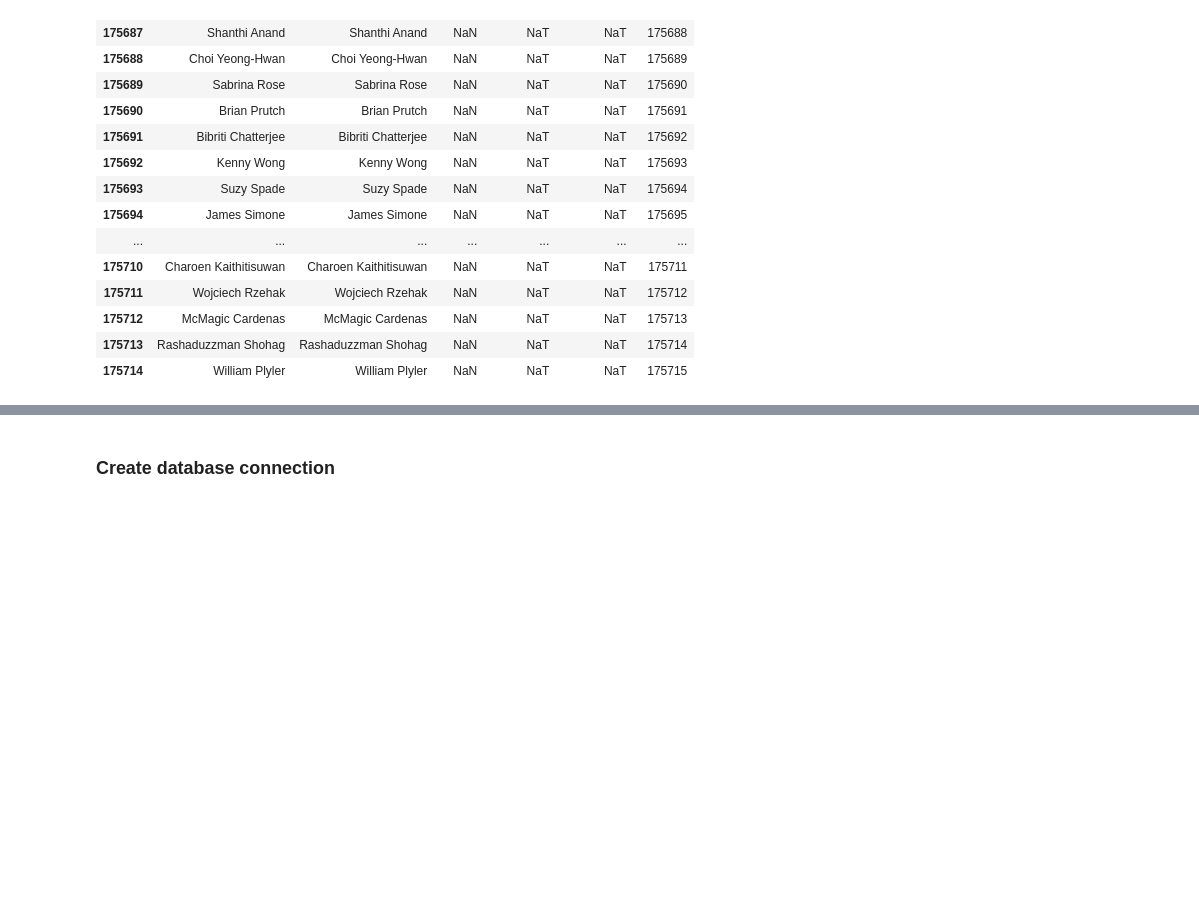
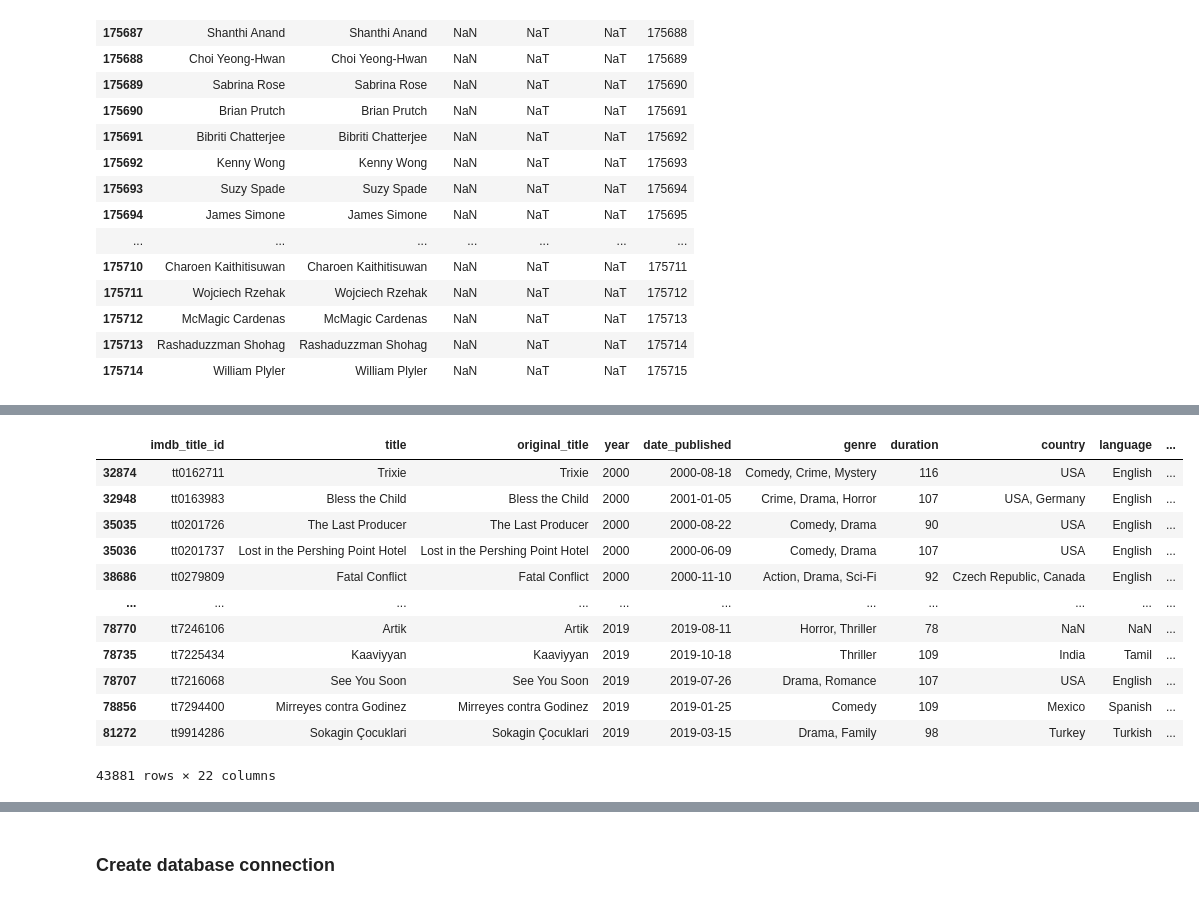
Before and after one commit to eriklockwood/team1_etl_project, a Jupyter notebook: etl_actors/etl_actor.ipynb, the cells around one changed output, grey strips where cells are left out. Cells and saved outputs as stored; diff of their text form; code cells hidden in the pictures; blank space fills up the shorter version.

Commit message:
Added notebook for genre and movie genre table

```diff
--- a/etl_actors/etl_actor.ipynb
+++ b/etl_actors/etl_actor.ipynb
@@ -113,0 +116,5 @@ actorscleancsv.tail(30)
+# %%
+#read IMBD Movies excel file
+movies_file = "etl_project_data/IMBD Movies.xlsx"
+movies_data_df = pd.read_excel(movies_file)
+movies_data_df.head()
@@ -113,0 +129,19 @@ actorscleancsv.tail(30)
+# %%
+#filter data from 2000 to 2019
+movies_data_df.sort_values(by=['year'], ascending=True, inplace=True)
+movies_filtered= movies_data_df[~(movies_data_df['year'] < 2000)]
+movies_filtered
+# %% [output]
+|  | imdb_title_id | title | original_title | year | date_published | genre | duration | country | language | ... |
+| 32874 | tt0162711 | Trixie | Trixie | 2000 | 2000-08-18 | Comedy, Crime, Mystery | 116 | USA | English | ... |
+| 32948 | tt0163983 | Bless the Child | Bless the Child | 2000 | 2001-01-05 | Crime, Drama, Horror | 107 | USA, Germany | English | ... |
+| 35035 | tt0201726 | The Last Producer | The Last Producer | 2000 | 2000-08-22 | Comedy, Drama | 90 | USA | English | ... |
+| 35036 | tt0201737 | Lost in the Pershing Point Hotel | Lost in the Pershing Point Hotel | 2000 | 2000-06-09 | Comedy, Drama | 107 | USA | English | ... |
+| 38686 | tt0279809 | Fatal Conflict | Fatal Conflict | 2000 | 2000-11-10 | Action, Drama, Sci-Fi | 92 | Czech Republic, Canada | English | ... |
+| ... | ... | ... | ... | ... | ... | ... | ... | ... | ... | ... |
+| 78770 | tt7246106 | Artik | Artik | 2019 | 2019-08-11 | Horror, Thriller | 78 | NaN | NaN | ... |
+| 78735 | tt7225434 | Kaaviyyan | Kaaviyyan | 2019 | 2019-10-18 | Thriller | 109 | India | Tamil | ... |
+| 78707 | tt7216068 | See You Soon | See You Soon | 2019 | 2019-07-26 | Drama, Romance | 107 | USA | English | ... |
+| 78856 | tt7294400 | Mirreyes contra Godinez | Mirreyes contra Godinez | 2019 | 2019-01-25 | Comedy | 109 | Mexico | Spanish | ... |
+| 81272 | tt9914286 | Sokagin Çocuklari | Sokagin Çocuklari | 2019 | 2019-03-15 | Drama, Family | 98 | Turkey | Turkish | ... |
+43881 rows × 22 columns
```
Also changed, not shown: parts of 14 cells of this notebook, 1 other file.
